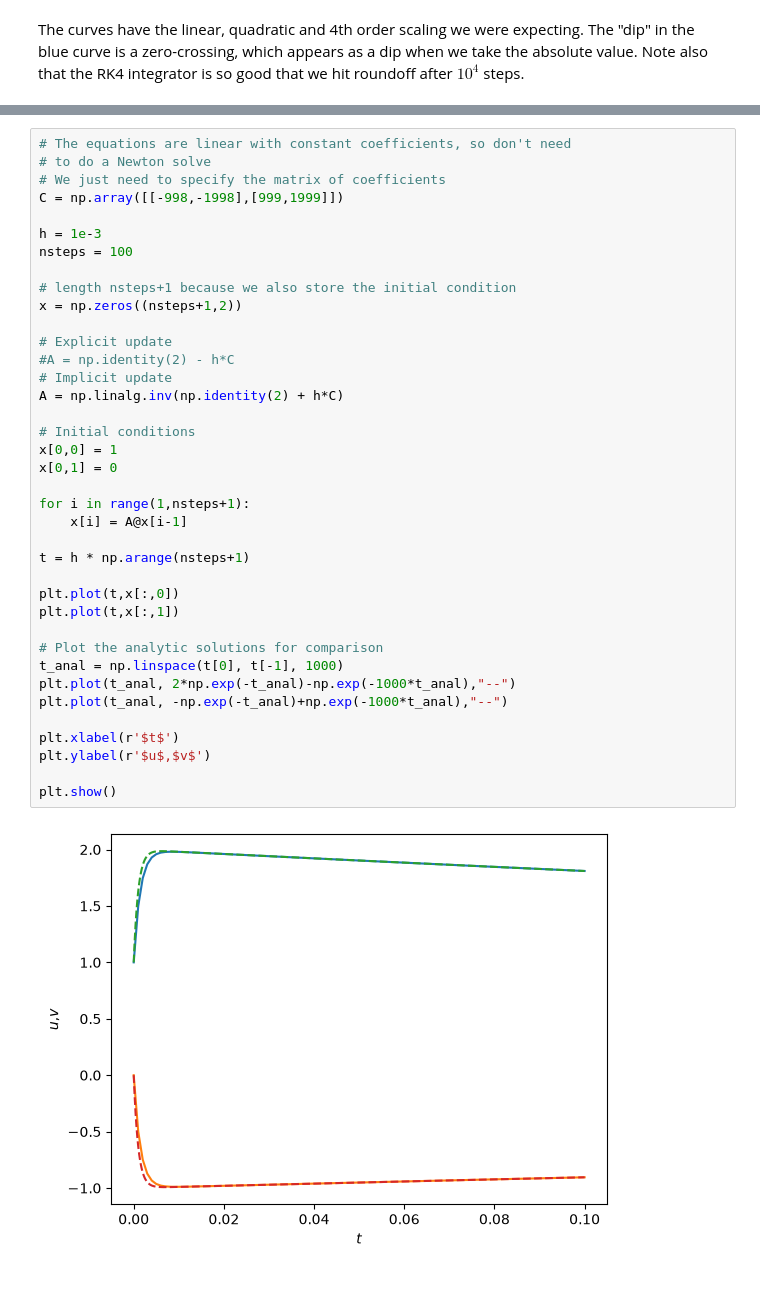
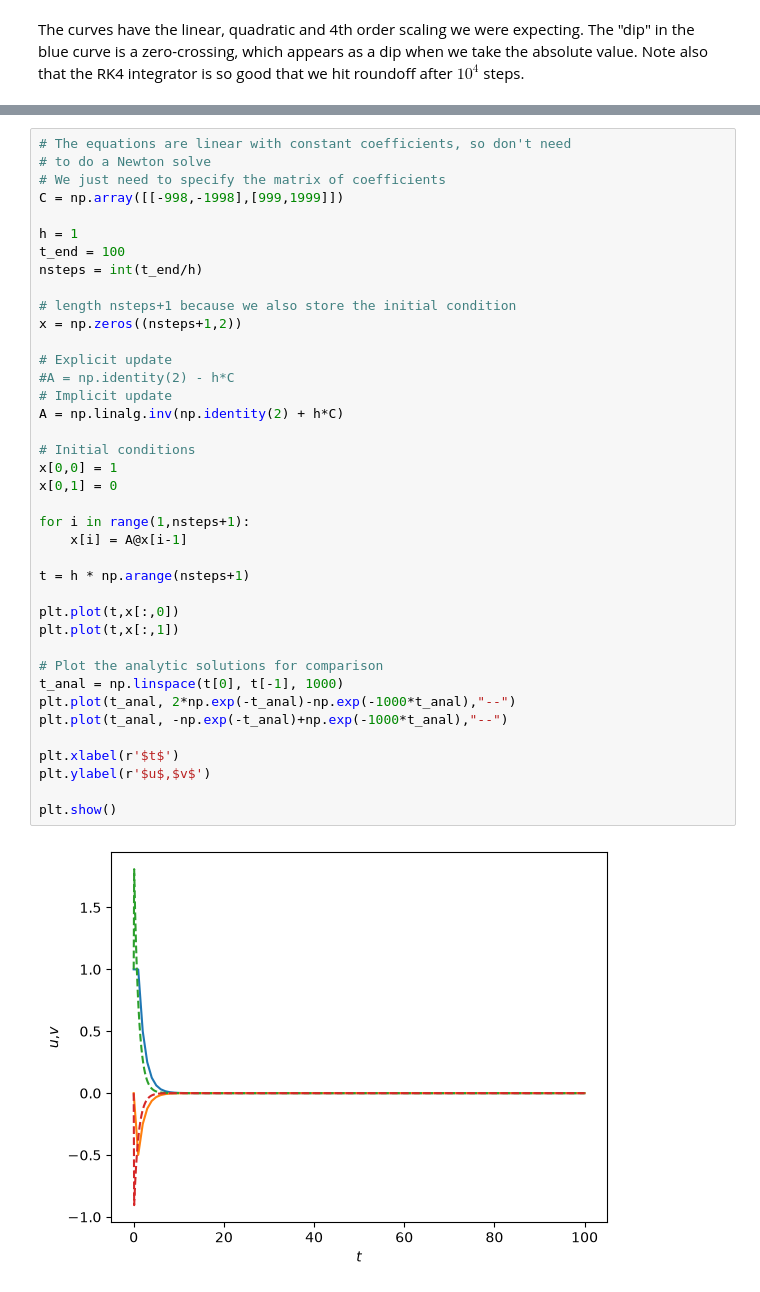
Before and after one commit to andrewcumming/phys512, a Jupyter notebook: solutions_ivp.ipynb, the cells around one changed output, grey strips where cells are left out. Saved outputs shown, nothing was run; the diff lists cells and outputs as text.

```diff
--- a/solutions_ivp.ipynb
+++ b/solutions_ivp.ipynb
@@ -151,37 +151,38 @@ The curves have the linear, quadratic and 4th order scaling we were expecting. T
 # We just need to specify the matrix of coefficients
 C = np.array([[-998,-1998],[999,1999]])
 
-h = 1e-3
-nsteps = 100
+h = 1
+t_end = 100
+nsteps = int(t_end/h)
 
 # length nsteps+1 because we also store the initial condition
 x = np.zeros((nsteps+1,2))
 
 # Explicit update
 #A = np.identity(2) - h*C
 # Implicit update
 A = np.linalg.inv(np.identity(2) + h*C)
 
 # Initial conditions
 x[0,0] = 1
 x[0,1] = 0
 
 for i in range(1,nsteps+1):
     x[i] = A@x[i-1]
 
 t = h * np.arange(nsteps+1)
 
 plt.plot(t,x[:,0])
 plt.plot(t,x[:,1])
 
 # Plot the analytic solutions for comparison
 t_anal = np.linspace(t[0], t[-1], 1000)
 plt.plot(t_anal, 2*np.exp(-t_anal)-np.exp(-1000*t_anal),"--")
 plt.plot(t_anal, -np.exp(-t_anal)+np.exp(-1000*t_anal),"--")
 
 plt.xlabel(r'$t$')
 plt.ylabel(r'$u$,$v$')
 
 plt.show()
 # %% [output]
-[figure, old version]
+[figure, new version]
```
Also changed, not shown: parts of 3 cells of this notebook.
